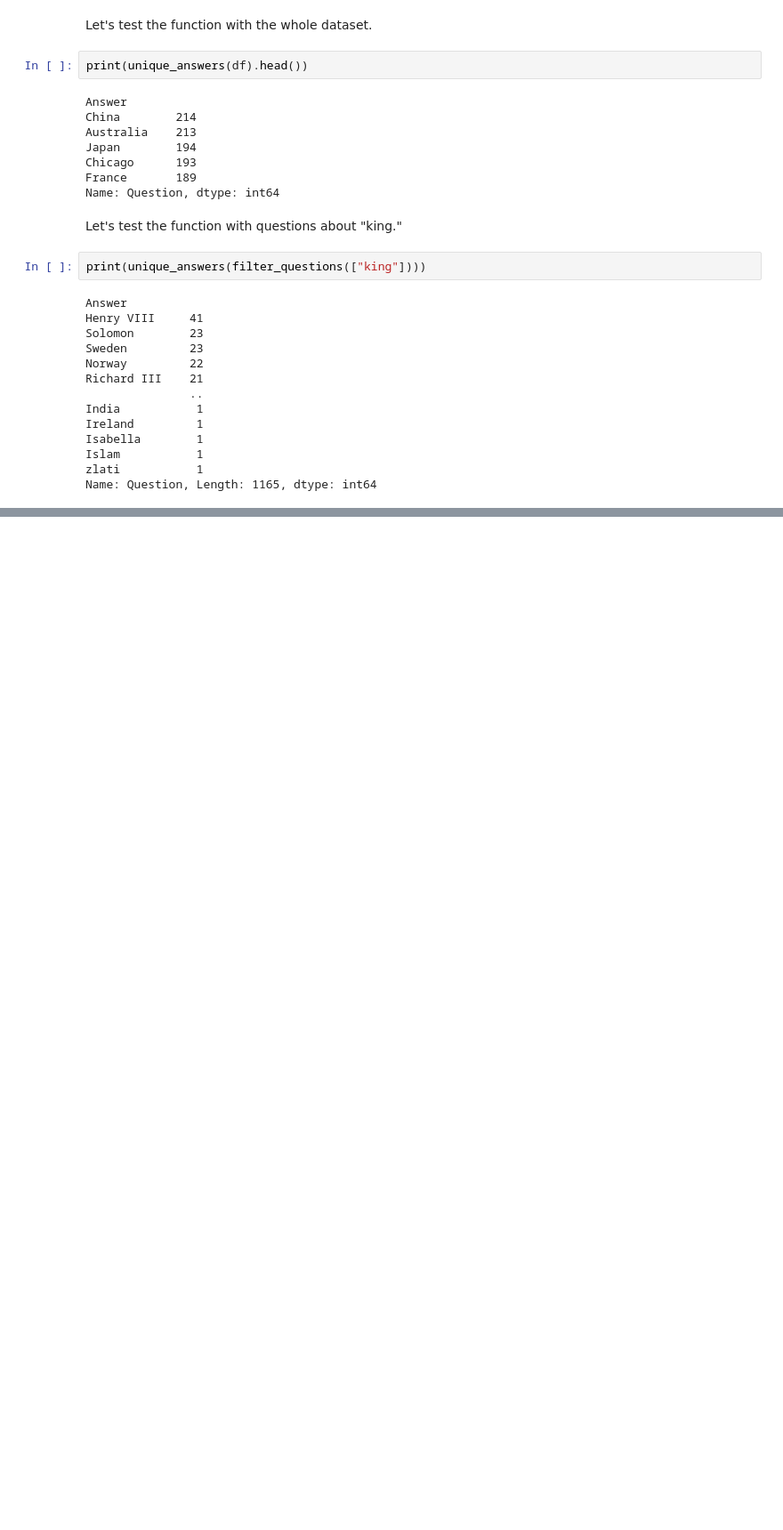
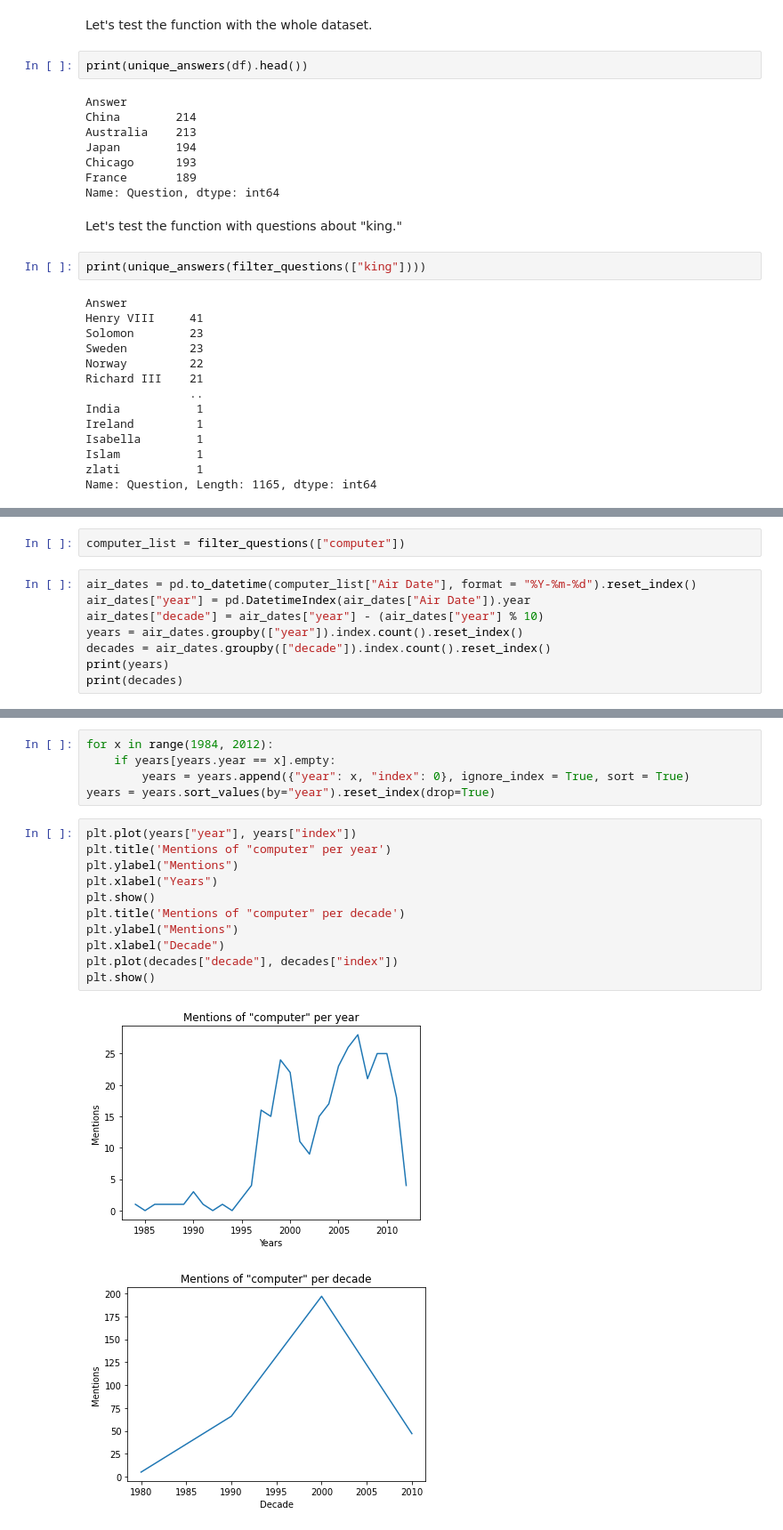
Before and after one commit to gesaretto/notebooks, a Jupyter notebook: data_science_and_visualization/codecademy_exercises/jeopardy_starting/Pandas_exercise_jeopardy_dataset.ipynb, the cells around one changed output, grey strips where cells are left out. Shown: that part at 89% size. Cells and saved outputs as stored; diff of their text form; blank space fills up the shorter version.

```diff
--- a/data_science_and_visualization/codecademy_exercises/jeopardy_starting/Pandas_exercise_jeopardy_dataset.ipynb
+++ b/data_science_and_visualization/codecademy_exercises/jeopardy_starting/Pandas_exercise_jeopardy_dataset.ipynb
@@ -169,0 +183,10 @@ Name: Question, Length: 1165, dtype: int64
+# %%
+computer_list = filter_questions(["computer"])
+# %%
+air_dates = pd.to_datetime(computer_list["Air Date"], format = "%Y-%m-%d").reset_index()
+air_dates["year"] = pd.DatetimeIndex(air_dates["Air Date"]).year
+air_dates["decade"] = air_dates["year"] - (air_dates["year"] % 10)
+years = air_dates.groupby(["year"]).index.count().reset_index()
+decades = air_dates.groupby(["decade"]).index.count().reset_index()
+print(years)
+print(decades)
@@ -169,0 +211,19 @@ Name: Question, Length: 1165, dtype: int64
+# %%
+for x in range(1984, 2012):
+    if years[years.year == x].empty:
+        years = years.append({"year": x, "index": 0}, ignore_index = True, sort = True)
+years = years.sort_values(by="year").reset_index(drop=True)
+# %%
+plt.plot(years["year"], years["index"])
+plt.title('Mentions of "computer" per year')
+plt.ylabel("Mentions")
+plt.xlabel("Years")
+plt.show()
+plt.title('Mentions of "computer" per decade')
+plt.ylabel("Mentions")
+plt.xlabel("Decade")
+plt.plot(decades["decade"], decades["index"])
+plt.show()
+# %% [output]
+[figure, added]
+[figure, added]
```
Also changed, not shown: parts of 12 cells of this notebook, 7 other files.
